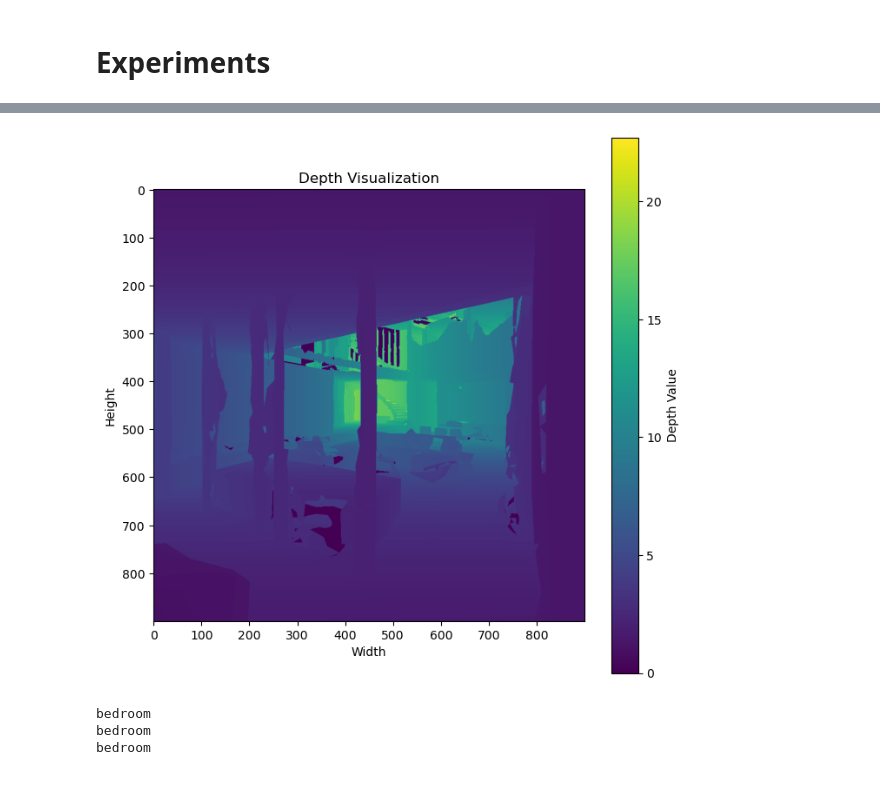
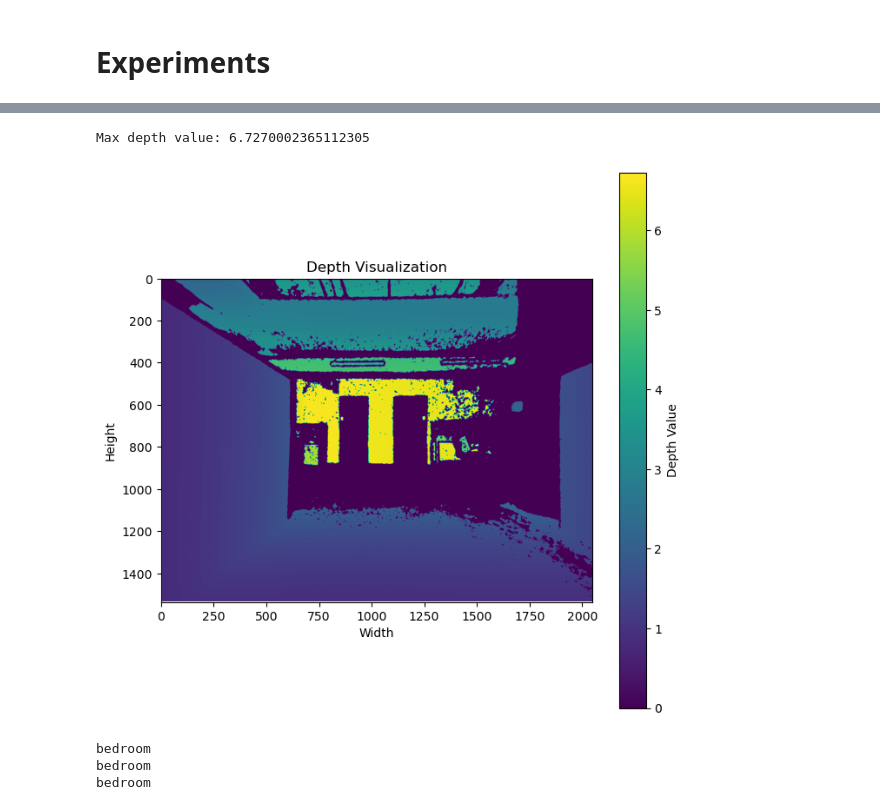
Before and after one commit to Smart-Wheelchair-RRC/instance-map, a Jupyter notebook: notebooks/Instance_Map_3.ipynb, the cells around one changed output, grey strips where cells are left out. Saved outputs shown, nothing was run; the diff lists cells and outputs as text; code cells hidden in the pictures.

```diff
--- a/Instance_Map_3.ipynb
+++ b/notebooks/Instance_Map_3.ipynb
@@ -996,21 +1047,32 @@ with open(os.path.join(output_dir, 'scene_obj_nodes.pkl'), 'wb') as f:
 # %%
-img_id = '019'
-depth_data = get_depth(img_id, depth_scale=655.35)
+dataset_dir = "/scratch/kumaraditya_gupta/Datasets/run_kinect_wheel_3"
+version = "output_objs_v1"
+
+imgs_dir = os.path.join(dataset_dir, "color")
+depth_dir = os.path.join(dataset_dir, "depth")
+pose_dir =  os.path.join(dataset_dir, "pose")
+
+img_id = '1'
+depth_data = get_depth(img_id, depth_scale=1000)
+
+max_depth_value = depth_data.max()
+print(f"Max depth value: {max_depth_value}")
 
 # only keep the depth values that are within the valid range
 # depth_data[depth_data < 0] = 0
 # depth_data[depth_data > 3] = 0
 
 # Visualize the depth data as a heatmap
 plt.figure(figsize=(8, 8))
 plt.imshow(depth_data, cmap='viridis')  # You can choose different colormaps like 'gray', 'plasma', etc.
 plt.colorbar(label='Depth Value')
 plt.title('Depth Visualization')
 plt.xlabel('Width')
 plt.ylabel('Height')
 plt.show()
 # %% [output]
+Max depth value: 6.7270002365112305
-[figure, old version]
+[figure, new version]
 # %%
 node_id_1 = 80
 node_id_2 = 164
```
Also changed, not shown: parts of 1 cell of this notebook, 17 other files.
